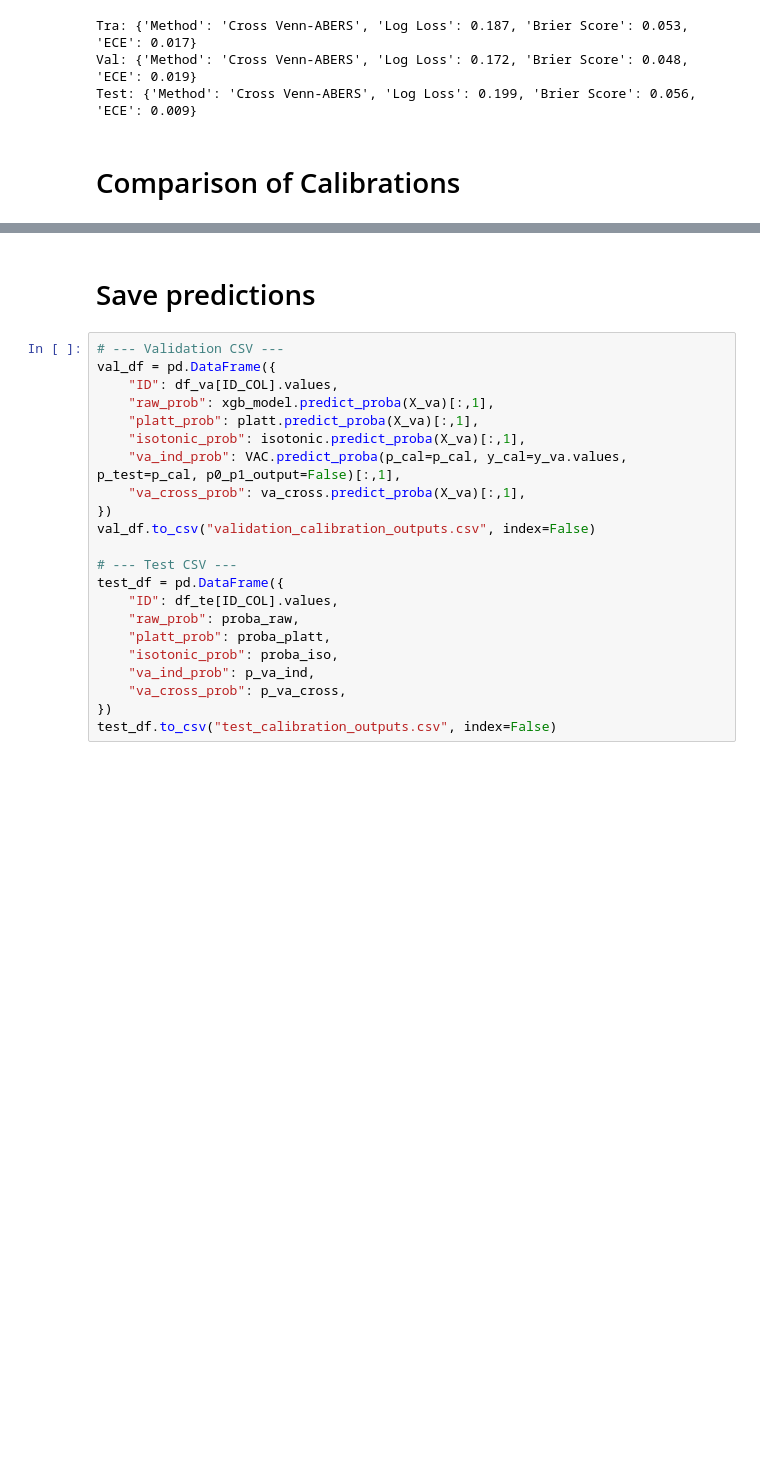
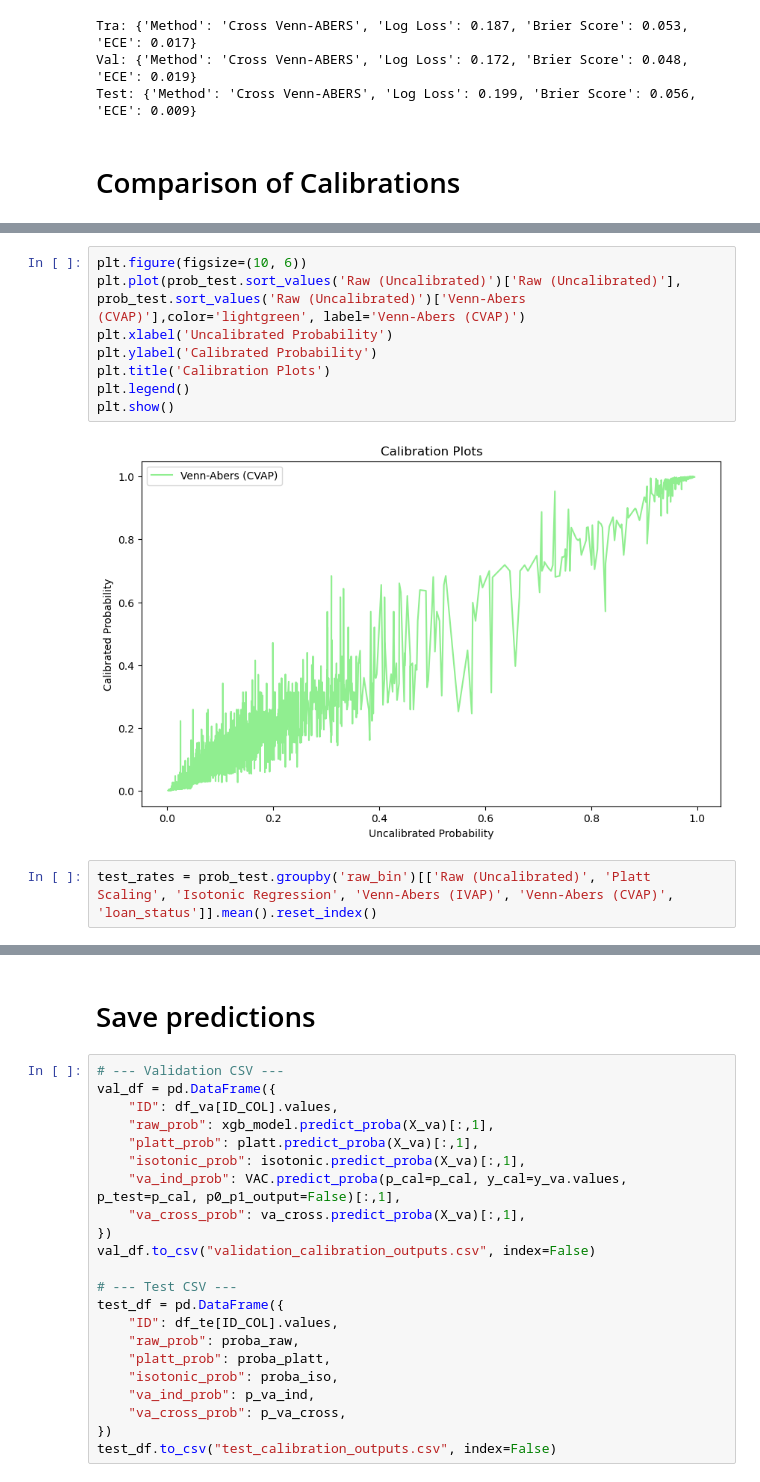
Before and after one commit to sandrokhizanishvili/Credit-Risk-Model-Calibration, a Jupyter notebook: gbm.ipynb, the cells around one changed output, grey strips where cells are left out. Cells and saved outputs as stored; diff of their text form; blank space fills up the shorter version.

```diff
--- a/gbm.ipynb
+++ b/gbm.ipynb
@@ -406,0 +541,12 @@ Calibration Performance (Test Set):
+# %%
+plt.figure(figsize=(10, 6))
+plt.plot(prob_test.sort_values('Raw (Uncalibrated)')['Raw (Uncalibrated)'], prob_test.sort_values('Raw (Uncalibrated)')['Venn-Abers (CVAP)'],color='lightgreen', label='Venn-Abers (CVAP)')
+plt.xlabel('Uncalibrated Probability')
+plt.ylabel('Calibrated Probability')
+plt.title('Calibration Plots')
+plt.legend()
+plt.show()
+# %% [output]
+[figure, added]
+# %%
+test_rates = prob_test.groupby('raw_bin')[['Raw (Uncalibrated)', 'Platt Scaling', 'Isotonic Regression', 'Venn-Abers (IVAP)', 'Venn-Abers (CVAP)', 'loan_status']].mean().reset_index()
```
Also changed, not shown: parts of 13 cells of this notebook, 1 other file.
